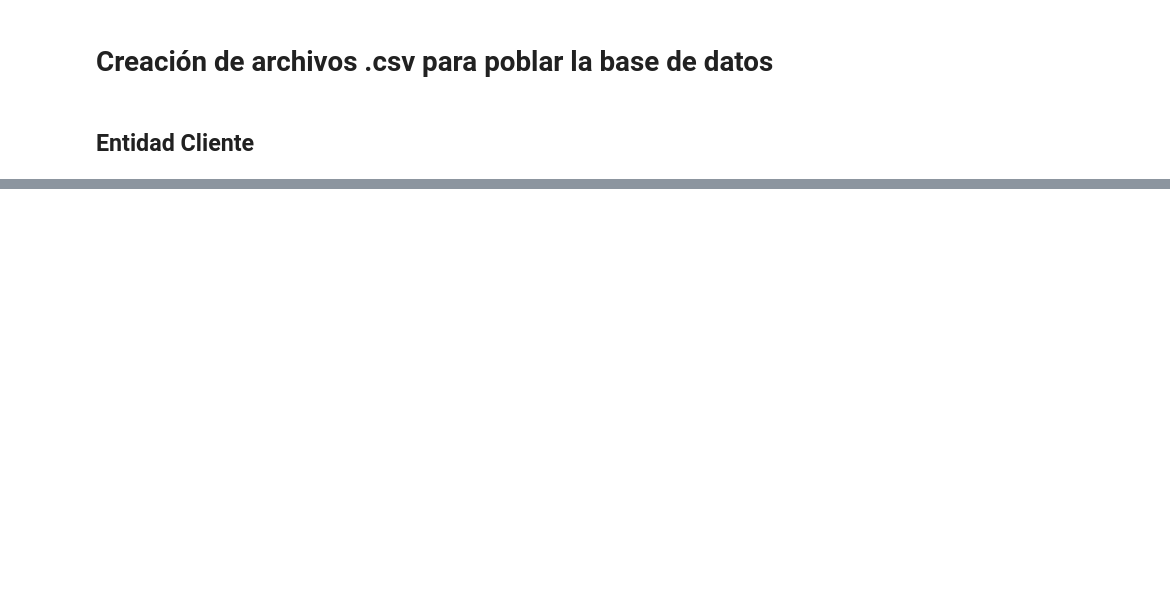
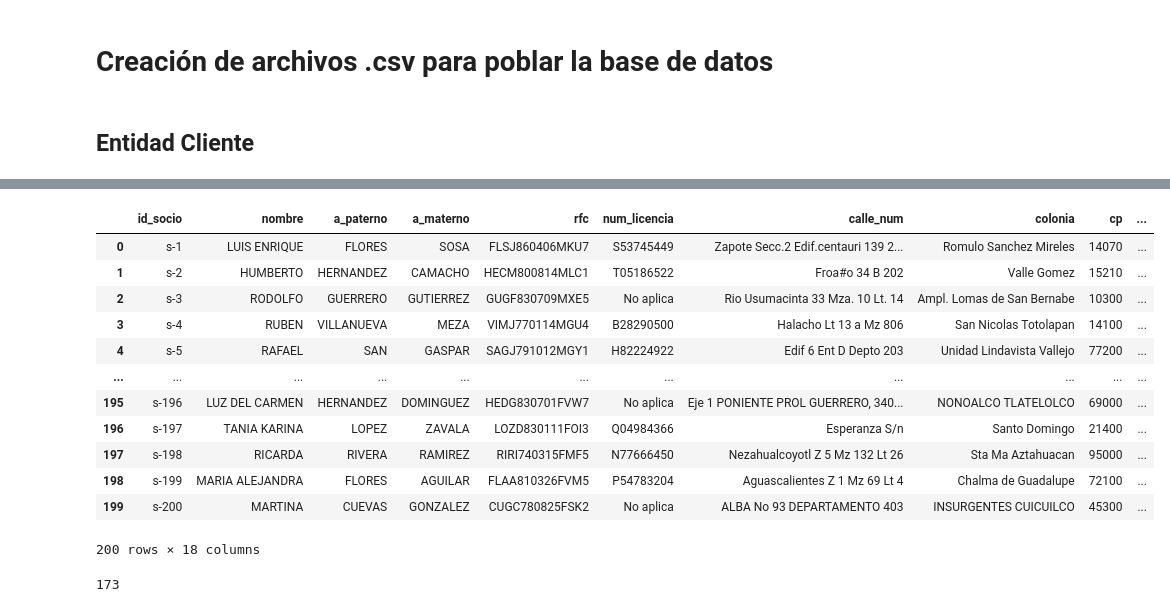
Before and after one commit to ivannpy/proyect, a Jupyter notebook: data_creation.ipynb, the cells around one changed output, grey strips where cells are left out. Saved outputs shown, nothing was run; the diff lists cells and outputs as text; code cells hidden in the pictures; blank space fills up the shorter version.

```diff
--- a/data_creation.ipynb
+++ b/data_creation.ipynb
@@ -139,0 +193,20 @@ cliente['es_trabajador'].sum()
+# %%
+socio
+# %% [output]
+|  | id_socio | nombre | a_paterno | a_materno | rfc | num_licencia | calle_num | colonia | cp | ... |
+| 0 | s-1 | LUIS ENRIQUE | FLORES | SOSA | FLSJ860406MKU7 | S53745449 | Zapote Secc.2 Edif.centauri 139 2... | Romulo Sanchez Mireles | 14070 | ... |
+| 1 | s-2 | HUMBERTO | HERNANDEZ | CAMACHO | HECM800814MLC1 | T05186522 | Froa#o 34 B 202 | Valle Gomez | 15210 | ... |
+| 2 | s-3 | RODOLFO | GUERRERO | GUTIERREZ | GUGF830709MXE5 | No aplica | Rio Usumacinta 33 Mza. 10 Lt. 14 | Ampl. Lomas de San Bernabe | 10300 | ... |
+| 3 | s-4 | RUBEN | VILLANUEVA | MEZA | VIMJ770114MGU4 | B28290500 | Halacho Lt 13 a Mz 806 | San Nicolas Totolapan | 14100 | ... |
+| 4 | s-5 | RAFAEL | SAN | GASPAR | SAGJ791012MGY1 | H82224922 | Edif 6 Ent D Depto 203 | Unidad Lindavista Vallejo | 77200 | ... |
+| ... | ... | ... | ... | ... | ... | ... | ... | ... | ... | ... |
+| 195 | s-196 | LUZ DEL CARMEN | HERNANDEZ | DOMINGUEZ | HEDG830701FVW7 | No aplica | Eje 1 PONIENTE PROL GUERRERO, 340... | NONOALCO TLATELOLCO | 69000 | ... |
+| 196 | s-197 | TANIA KARINA | LOPEZ | ZAVALA | LOZD830111FOI3 | Q04984366 | Esperanza S/n | Santo Domingo | 21400 | ... |
+| 197 | s-198 | RICARDA | RIVERA | RAMIREZ | RIRI740315FMF5 | N77666450 | Nezahualcoyotl Z 5 Mz 132 Lt 26 | Sta Ma Aztahuacan | 95000 | ... |
+| 198 | s-199 | MARIA ALEJANDRA | FLORES | AGUILAR | FLAA810326FVM5 | P54783204 | Aguascalientes Z 1 Mz 69 Lt 4 | Chalma de Guadalupe | 72100 | ... |
+| 199 | s-200 | MARTINA | CUEVAS | GONZALEZ | CUGC780825FSK2 | No aplica | ALBA No 93 DEPARTAMENTO 403 | INSURGENTES CUICUILCO | 45300 | ... |
+200 rows × 18 columns
+# %%
+sum(socio['egreso'] == 'No aplica')
+# %% [output]
+173
```
Also changed, not shown: parts of 7 cells of this notebook, 5 other files.
